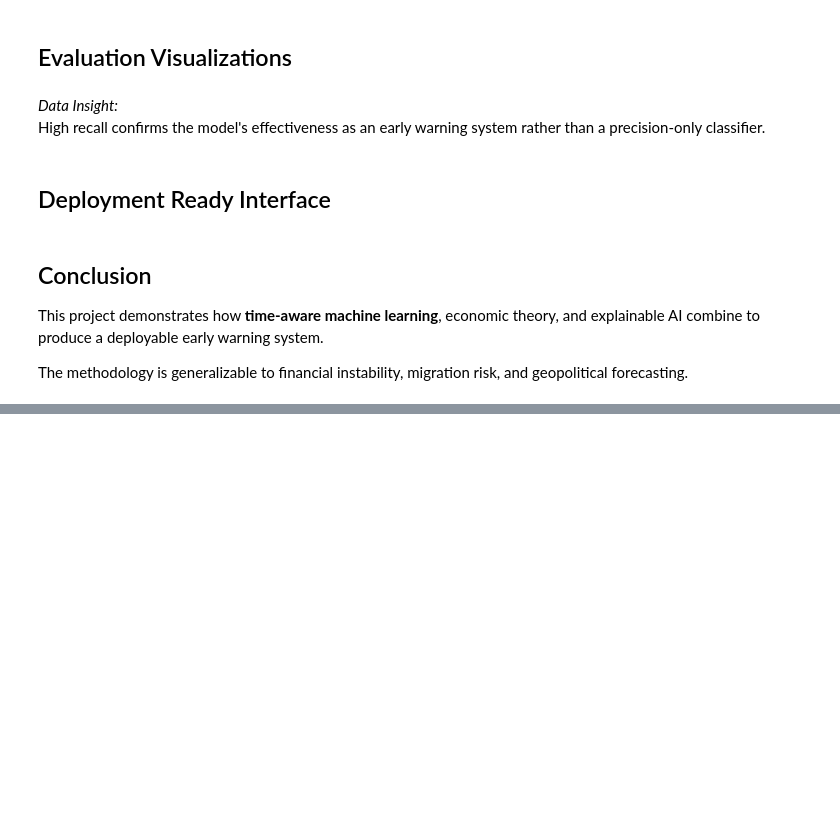
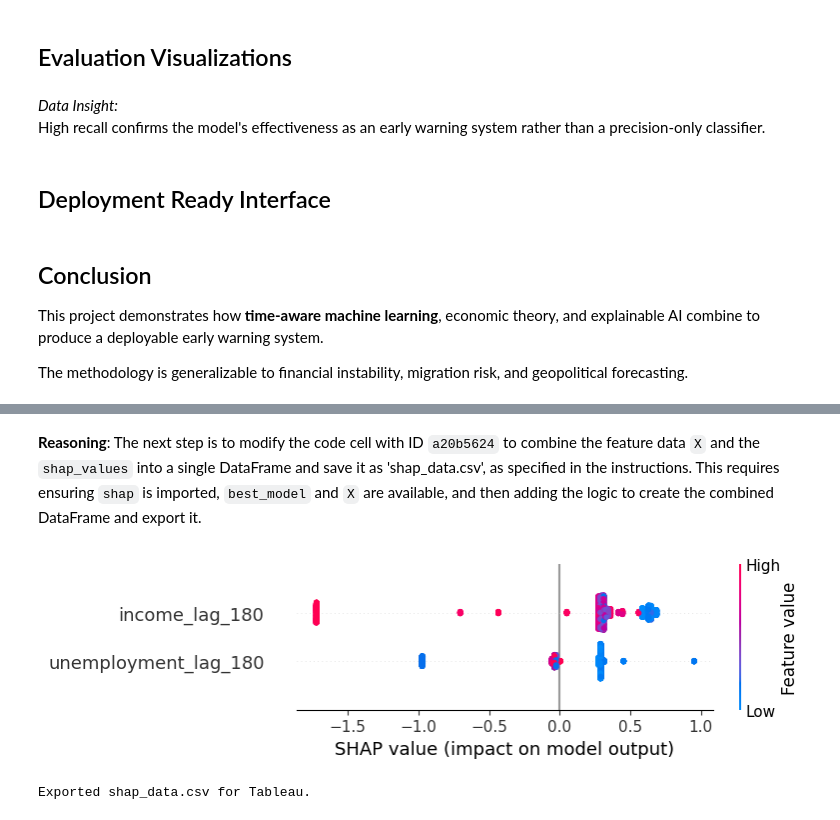
Before and after one commit to Millrjess/Millrjess, a Jupyter notebook: Protest_Data.ipynb, the cells around one changed output, grey strips where cells are left out. Cells and saved outputs as stored; diff of their text form; code cells hidden in the pictures; blank space fills up the shorter version.

```diff
--- a/Protest_Data.ipynb
+++ b/Protest_Data.ipynb
@@ -171,0 +962,79 @@ The methodology is generalizable to financial instability, migration risk, and g
+# %% [markdown]
+**Reasoning**:
+The next step is to modify the code cell with ID `a20b5624` to combine the feature data `X` and the `shap_values` into a single DataFrame and save it as 'shap_data.csv', as specified in the instructions. This requires ensuring `shap` is imported, `best_model` and `X` are available, and then adding the logic to create the combined DataFrame and export it.
+# %%
+import shap
+import pandas as pd # Ensure pandas is imported for DataFrame operations
+
+# --- Re-run parts of 5217fcb0 to define df, X, y --- (if not already defined in the kernel)
+# Load dataset
+df = pd.read_csv("protest_data.csv")
+
+# Ensure chronological order
+df = df.sort_values("date")
+
+# Create 180-day lag features
+df["unemployment_lag_180"] = df["unemployment_rate"].shift(180)
+df["income_lag_180"] = df["real_income"].shift(180)
+
+# Drop NaNs created by shifting
+df = df.dropna()
+
+# Find the first index in the *cleaned* dataframe where 'unrest_event' is 1
+first_unrest_event_index = df[df['unrest_event'] == 1].index.min()
+
+# Filter df, X, and y to start from the first unrest event index
+X = df.loc[first_unrest_event_index:][["unemployment_lag_180", "income_lag_180"]]
+y = df.loc[first_unrest_event_index:]["unrest_event"]
+
+# Reset index for X and y to be sequential (0-based) for TimeSeriesSplit compatibility
+X = X.reset_index(drop=True)
+y = y.reset_index(drop=True)
+
+# --- Define tscv --- (if not already defined in the kernel)
+from sklearn.model_selection import TimeSeriesSplit, RandomizedSearchCV
+tscv = TimeSeriesSplit(n_splits=5)
+
+# --- Re-run parts of b88f946f to define best_model --- (if not already defined in the kernel)
+from sklearn.ensemble import GradientBoostingClassifier
+param_dist = {
+    "n_estimators": [100, 200, 300],
+    "learning_rate": [0.01, 0.05, 0.1],
+    "max_depth": [2, 3, 4]
+}
+
+search = RandomizedSearchCV(
+    GradientBoostingClassifier(random_state=42),
+    param_distributions=param_dist,
+    n_iter=10,
+    cv=tscv,
+    scoring="f1",
+    random_state=42
+)
+
+# Fit RandomizedSearchCV on the filtered data
+search.fit(X, y)
+best_model = search.best_estimator_
+
+
+explainer = shap.Explainer(best_model, X)
+shap_values = explainer(X)
+
+shap.summary_plot(shap_values, X)
+
+# Combine X and SHAP values for export
+shap_df = pd.DataFrame(shap_values.values, columns=[f'shap_{col}' for col in X.columns])
+
+# Ensure X has the same index as shap_df for proper concatenation
+X_indexed = X.copy()
+X_indexed.index = shap_df.index
+
+# Concatenate original features and SHAP values
+shap_full_df = pd.concat([X_indexed, shap_df], axis=1)
+
+# Save the combined DataFrame as 'shap_data.csv'
+shap_full_df.to_csv('shap_data.csv', index=False)
+print("Exported shap_data.csv for Tableau.")
+# %% [output]
+[figure, added]
+Exported shap_data.csv for Tableau.
```
Also changed, not shown: parts of 54 cells of this notebook.
